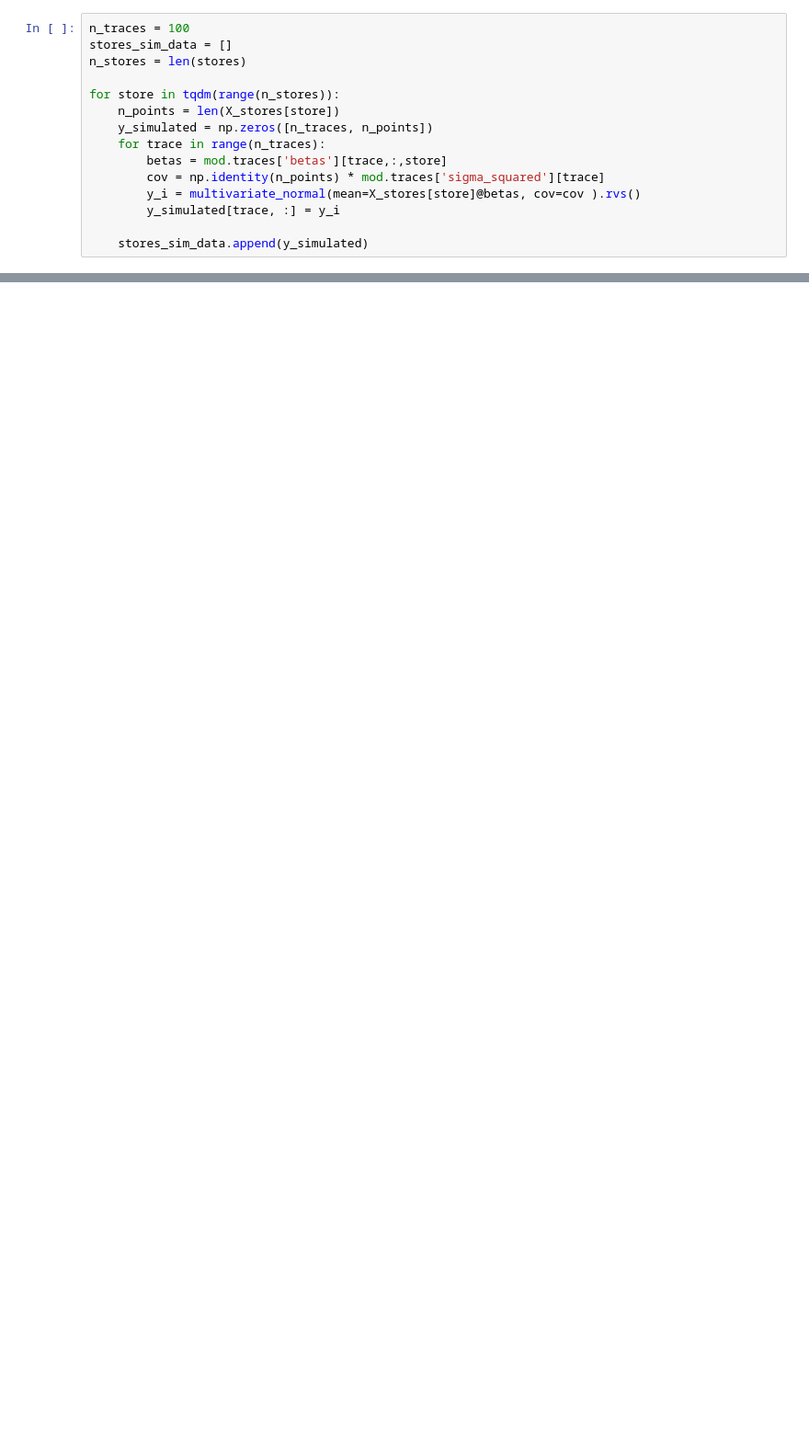
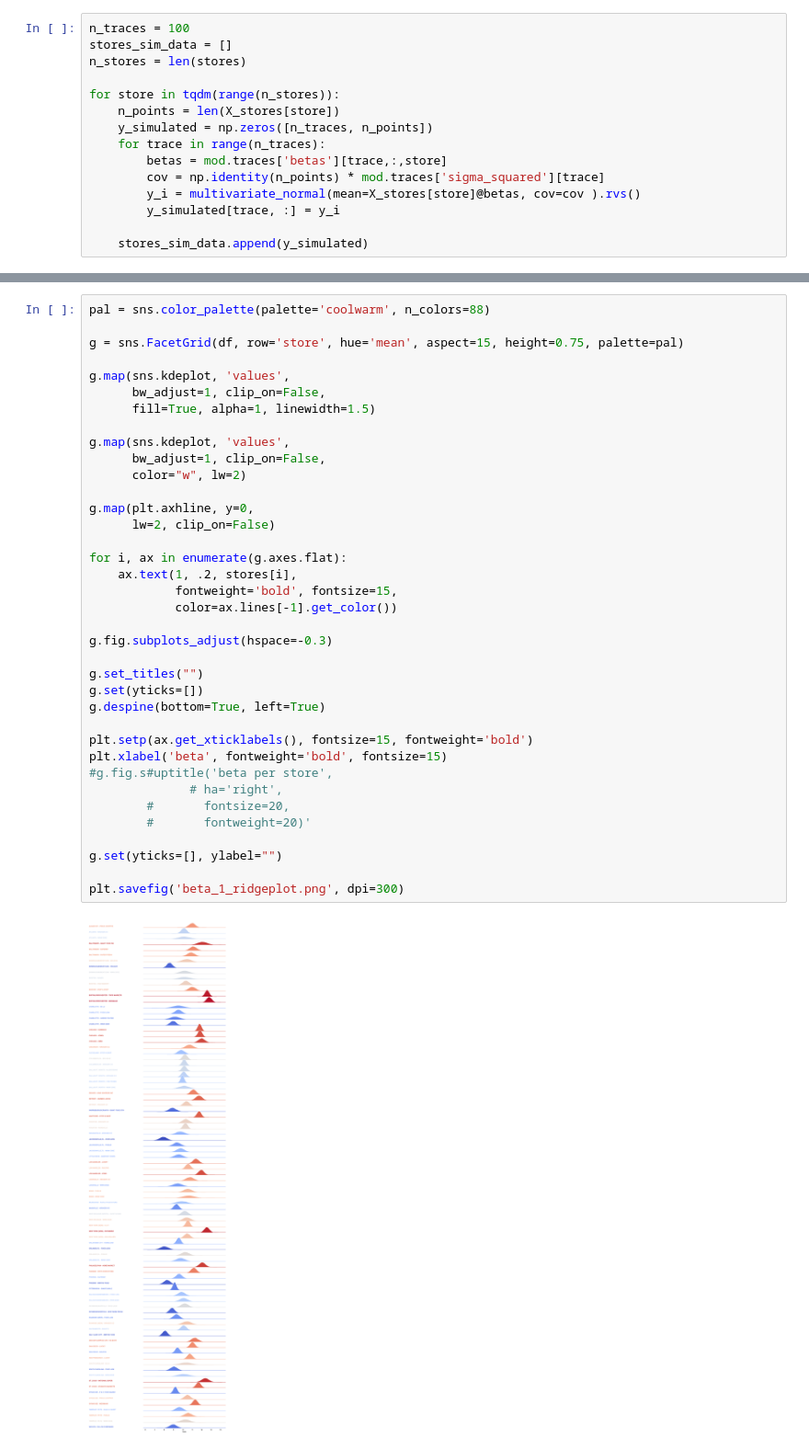
Before and after one commit to JulietteFranque/SDS383D_JF, a Jupyter notebook: exercises-05/notebooks/cheese.ipynb, the cells around one changed output, grey strips where cells are left out. Shown at 92% size. Drawn from its saved outputs; the diff is of its cells as text; blank space fills up the shorter version.

```diff
--- a/exercises-05/notebooks/cheese.ipynb
+++ b/exercises-05/notebooks/cheese.ipynb
@@ -116,0 +188,39 @@ for store in range(n_stores):
+# %%
+pal = sns.color_palette(palette='coolwarm', n_colors=88)
+
+g = sns.FacetGrid(df, row='store', hue='mean', aspect=15, height=0.75, palette=pal)
+
+g.map(sns.kdeplot, 'values',
+      bw_adjust=1, clip_on=False,
+      fill=True, alpha=1, linewidth=1.5)
+
+g.map(sns.kdeplot, 'values',
+      bw_adjust=1, clip_on=False,
+      color="w", lw=2)
+
+g.map(plt.axhline, y=0,
+      lw=2, clip_on=False)
+
+for i, ax in enumerate(g.axes.flat):
+    ax.text(1, .2, stores[i],
+            fontweight='bold', fontsize=15,
+            color=ax.lines[-1].get_color())
+
+g.fig.subplots_adjust(hspace=-0.3)
+
+g.set_titles("")
+g.set(yticks=[])
+g.despine(bottom=True, left=True)
+
+plt.setp(ax.get_xticklabels(), fontsize=15, fontweight='bold')
+plt.xlabel('beta', fontweight='bold', fontsize=15)
+#g.fig.s#uptitle('beta per store',
+              # ha='right',
+        #       fontsize=20,
+        #       fontweight=20)'
+
+g.set(yticks=[], ylabel="")
+
+plt.savefig('beta_1_ridgeplot.png', dpi=300)
+# %% [output]
+[figure, added]
```
Also changed, not shown: parts of 8 cells of this notebook, 25 other files.
